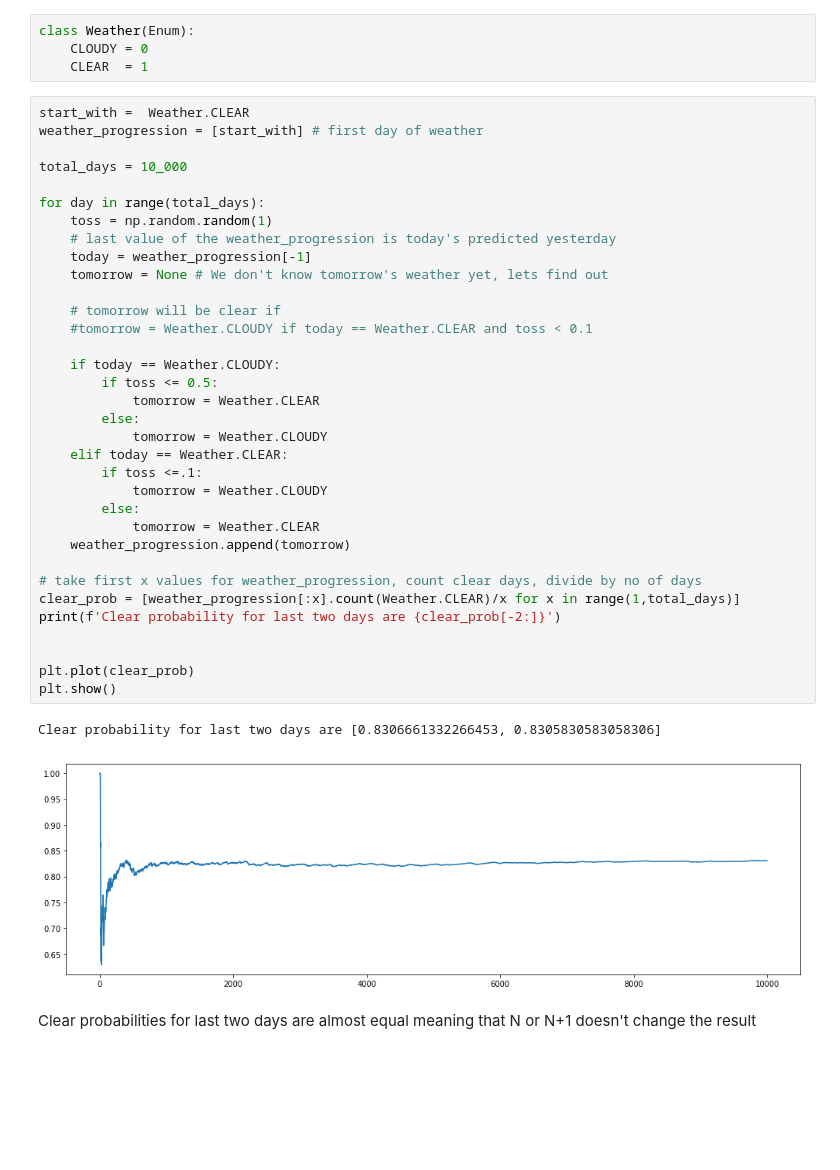
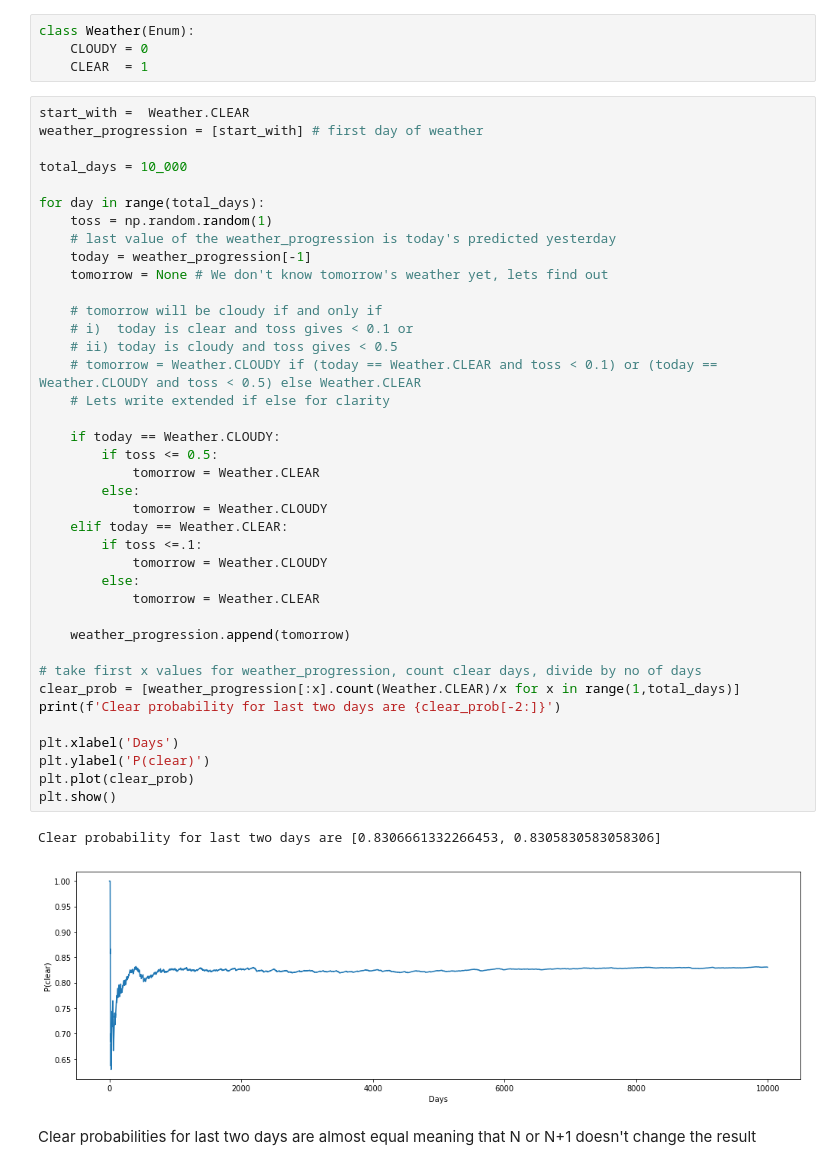
Before and after one commit to PHYST480/homeworks-pranphy, a Jupyter notebook: PHYST480-F18-HW2-PrakashGautam.ipynb, the cells around one changed output. Drawn from its saved outputs; the diff is of its cells as text; blank space fills up the shorter version.

```diff
--- a/PHYST480-F18-HW2-PrakashGautam.ipynb
+++ b/PHYST480-F18-HW2-PrakashGautam.ipynb
@@ -71,37 +73,42 @@ weather_progression = [start_with] # first day of weather
 
 total_days = 10_000
 
 for day in range(total_days):
     toss = np.random.random(1)
     # last value of the weather_progression is today's predicted yesterday
     today = weather_progression[-1]
     tomorrow = None # We don't know tomorrow's weather yet, lets find out
 
-    # tomorrow will be clear if
-    #tomorrow = Weather.CLOUDY if today == Weather.CLEAR and toss < 0.1
+    # tomorrow will be cloudy if and only if
+    # i)  today is clear and toss gives < 0.1 or
+    # ii) today is cloudy and toss gives < 0.5
+    # tomorrow = Weather.CLOUDY if (today == Weather.CLEAR and toss < 0.1) or (today == Weather.CLOUDY and toss < 0.5) else Weather.CLEAR
+    # Lets write extended if else for clarity
 
     if today == Weather.CLOUDY:
         if toss <= 0.5:
             tomorrow = Weather.CLEAR
         else:
             tomorrow = Weather.CLOUDY
     elif today == Weather.CLEAR:
         if toss <=.1:
             tomorrow = Weather.CLOUDY
         else:
             tomorrow = Weather.CLEAR
+
     weather_progression.append(tomorrow)
 
 # take first x values for weather_progression, count clear days, divide by no of days
 clear_prob = [weather_progression[:x].count(Weather.CLEAR)/x for x in range(1,total_days)]
 print(f'Clear probability for last two days are {clear_prob[-2:]}')
 
-
+plt.xlabel('Days')
+plt.ylabel('P(clear)')
 plt.plot(clear_prob)
 plt.show()
 # %% [output]
 Clear probability for last two days are [0.8306661332266453, 0.8305830583058306]
-[figure, old version]
+[figure, new version]
 # %% [markdown]
 Clear probabilities for last two days are almost equal meaning that N or N+1 doesn't change the result
 # %%
```
Also changed, not shown: parts of 2 cells of this notebook.
